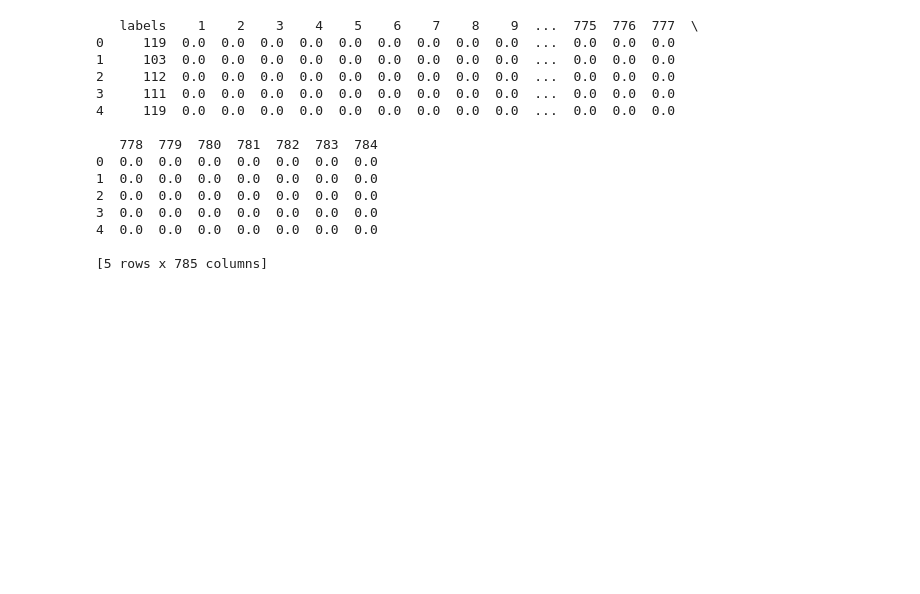
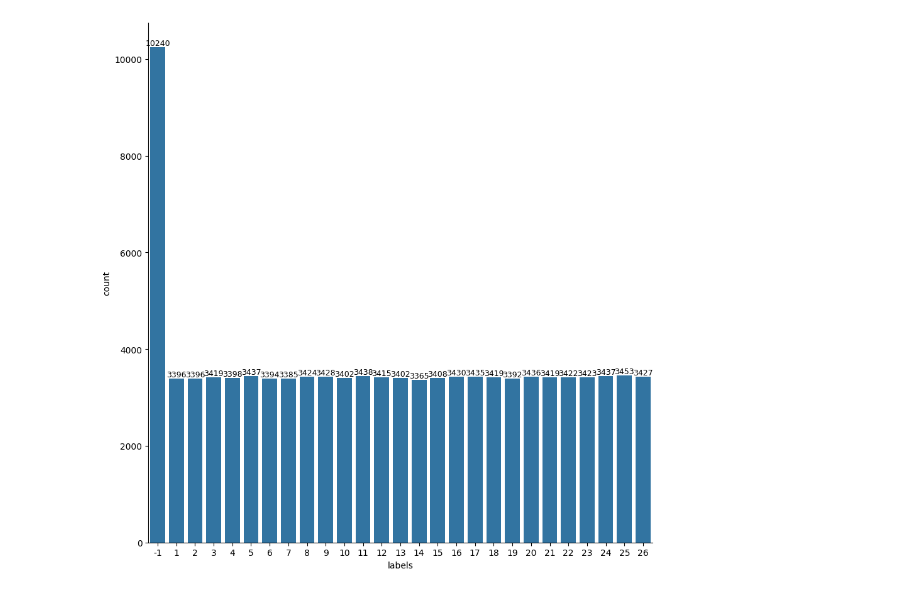
Before and after one commit to REHXZ/DELE_CA2, a Jupyter notebook: test.ipynb, the cells around one changed output. Drawn from its saved outputs; the diff is of its cells as text; code cells hidden in the pictures; blank space fills up the shorter version.

```diff
--- a/test.ipynb
+++ b/test.ipynb
@@ -37,5 +70,21 @@ df = pd.read_csv('emnist-letters-train.csv', delimiter=',', header=None)
 # %%
 df.rename(columns={0: 'labels'}, inplace=True)
+# %%
+# Create the catplot
+g = sns.catplot(x=df.labels, kind="count", data=df, height=9)
+
+ax = g.ax
+
+for p in ax.patches:
+    height = p.get_height()
+    ax.text(p.get_x() + p.get_width() / 2., height,
+            f'{int(height)}',
+            ha='center', va='bottom',
+            fontsize=9)
+
+plt.show()
+# %% [output]
+[figure, added]
 # %%
 import pandas as pd
 
@@ -55,19 +104,5 @@ normalized_pixels = pixels / 255.0
 # Combine the mapped labels and normalized pixel values
 df = pd.concat([mapped_labels, normalized_pixels], axis=1)
 df.columns = ['labels'] + list(normalized_pixels.columns)
+
+df.labels = df.labels.astype('int').apply(chr)
-# %% [output]
-   labels    1    2    3    4    5    6    7    8    9  ...  775  776  777  \
-0     119  0.0  0.0  0.0  0.0  0.0  0.0  0.0  0.0  0.0  ...  0.0  0.0  0.0
-1     103  0.0  0.0  0.0  0.0  0.0  0.0  0.0  0.0  0.0  ...  0.0  0.0  0.0
-2     112  0.0  0.0  0.0  0.0  0.0  0.0  0.0  0.0  0.0  ...  0.0  0.0  0.0
-3     111  0.0  0.0  0.0  0.0  0.0  0.0  0.0  0.0  0.0  ...  0.0  0.0  0.0
-4     119  0.0  0.0  0.0  0.0  0.0  0.0  0.0  0.0  0.0  ...  0.0  0.0  0.0
-
-   778  779  780  781  782  783  784
-0  0.0  0.0  0.0  0.0  0.0  0.0  0.0
-1  0.0  0.0  0.0  0.0  0.0  0.0  0.0
-2  0.0  0.0  0.0  0.0  0.0  0.0  0.0
-3  0.0  0.0  0.0  0.0  0.0  0.0  0.0
-4  0.0  0.0  0.0  0.0  0.0  0.0  0.0
-
-[5 rows x 785 columns]
```
Also changed, not shown: parts of 8 cells of this notebook, 1 other file.
